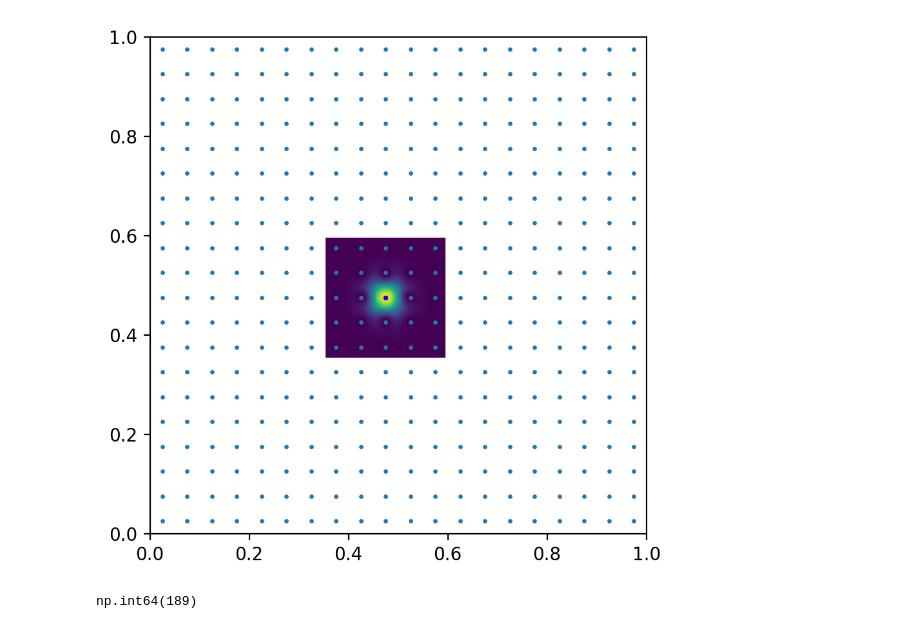
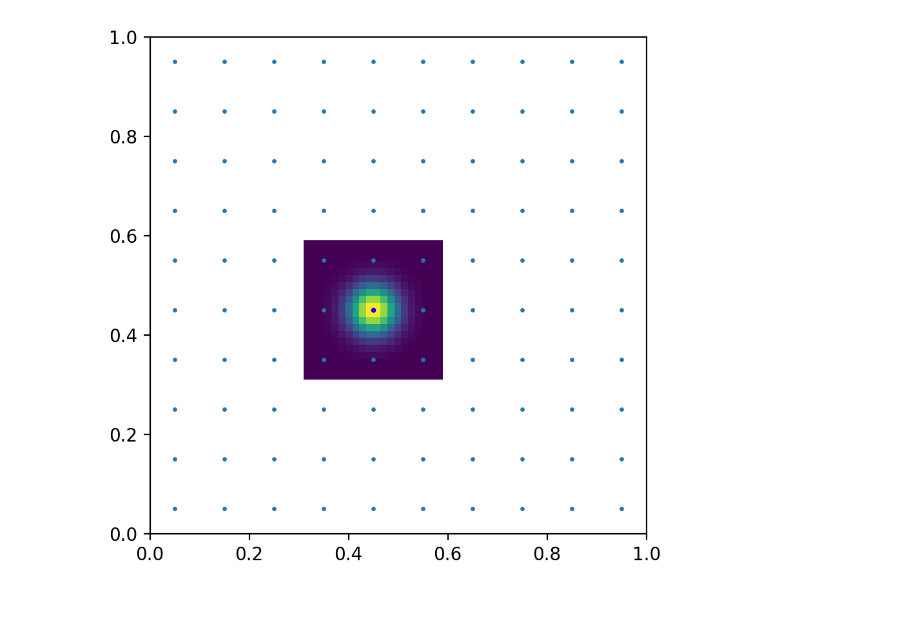
Before and after one commit to Imperial-CMTH/koala, a Jupyter notebook: tutorial_notebooks/slowly_shifting_lattice.ipynb, the cells around one changed output. Drawn from its saved outputs; the diff is of its cells as text; code cells hidden in the pictures.

```diff
--- a/tutorial_notebooks/slowly_shifting_lattice.ipynb
+++ b/tutorial_notebooks/slowly_shifting_lattice.ipynb
@@ -56,30 +16,31 @@ Wall time: 9.39 ms
 # %%
-sigma = 1 / 40 + 0.0001
-kappa = sigma * 1
+# make grid
+L = 10
 
-L = 20
-# make grid
 pos = np.linspace(0, 1, L, endpoint=False)
 pos += 0.5 * (pos[1] - pos[0])
 p = np.reshape(np.meshgrid(pos, pos), [2, -1]).T
 # %%
+sigma = 1 / 30 + 0.0001  # how far is each point allowed to move
+kappa = sigma * 0  # lengthscale of how close you can get to each other vertex
+beta = 1  # large beta forbids the system from choosing unlikely points
+resolution = 20  # how finely sampled is the area to move to
+
+# choose the point to move
 d_from_center = p - 0.5
+central_point = np.argmin(np.sum((p - 0.5) ** 2, axis=1))
 
-central_point = np.argmin(np.sum((p - 0.5) ** 2, axis=1))
 _ = move_point(
     p,
     central_point,
     sigma,
-    1 / np.sqrt(np.pi * len(p)),
-    beta=1,
+    kappa,
+    beta=beta,
+    resolution=resolution,
     debug_plot=True,
-    resolution=200,
 )
-
-central_point
 # %% [output]
-[figure, old version]
+[figure, new version]
-np.int64(189)
 # %%
 n_steps = 10
 
```
Also changed, not shown: parts of 8 cells of this notebook.
